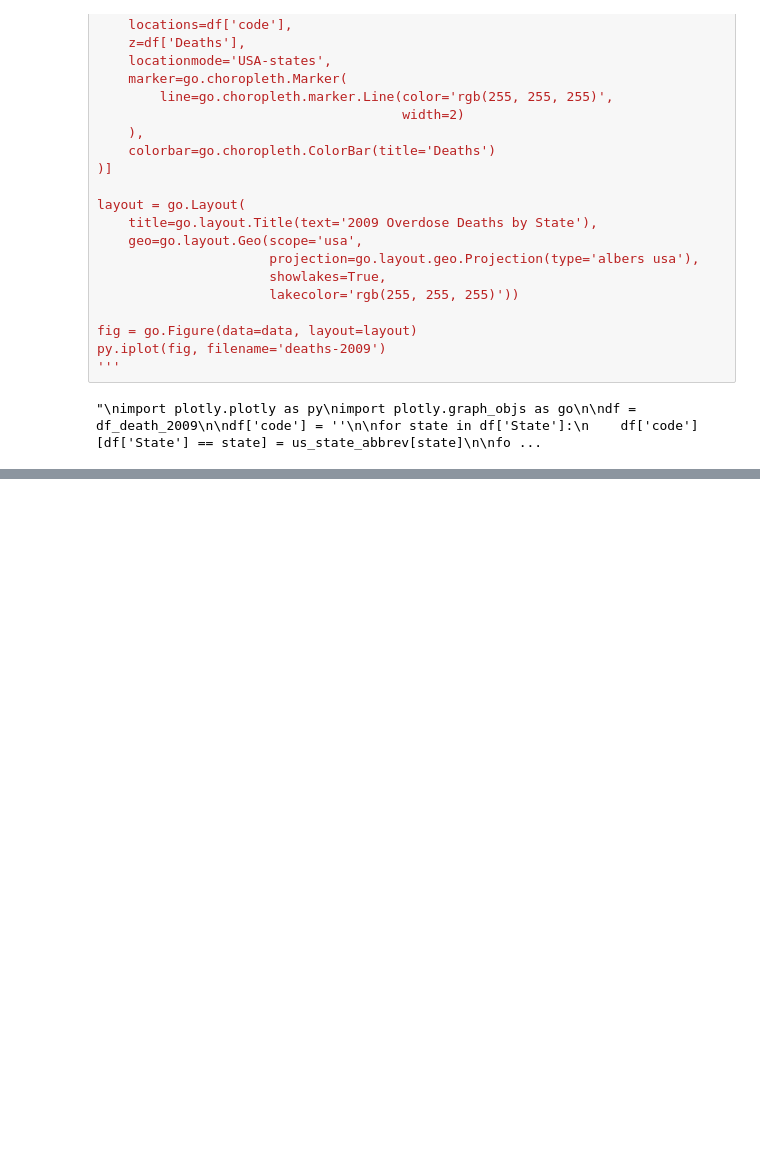
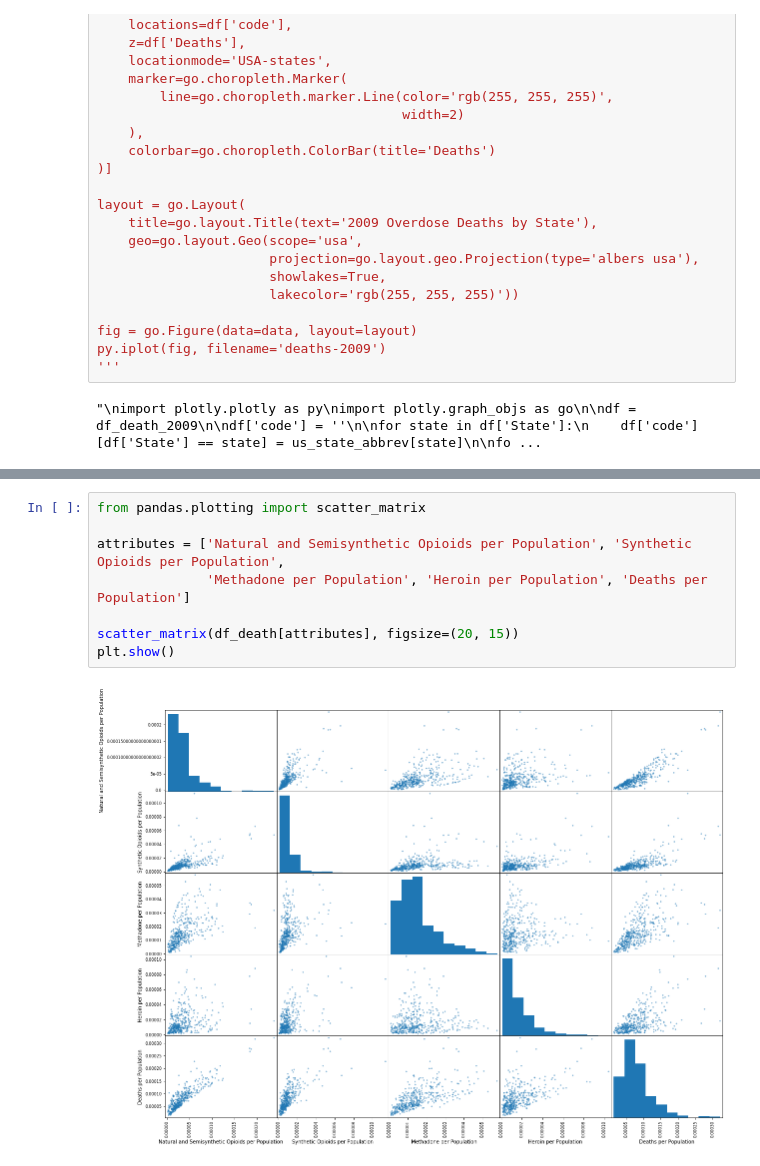
Before and after one commit to displaced-lobster/BDC2019, a Jupyter notebook: Colorado.ipynb, the cells around one changed output, grey strips where cells are left out. Cells and saved outputs as stored; diff of their text form; blank space fills up the shorter version.

```diff
--- a/Colorado.ipynb
+++ b/Colorado.ipynb
@@ -576,0 +595,10 @@ df_death_2009.head()
+# %%
+from pandas.plotting import scatter_matrix
+
+attributes = ['Natural and Semisynthetic Opioids per Population', 'Synthetic Opioids per Population',
+              'Methadone per Population', 'Heroin per Population', 'Deaths per Population']
+
+scatter_matrix(df_death[attributes], figsize=(20, 15))
+plt.show()
+# %% [output]
+[figure, added]
```
Also changed, not shown: parts of 11 cells of this notebook.
